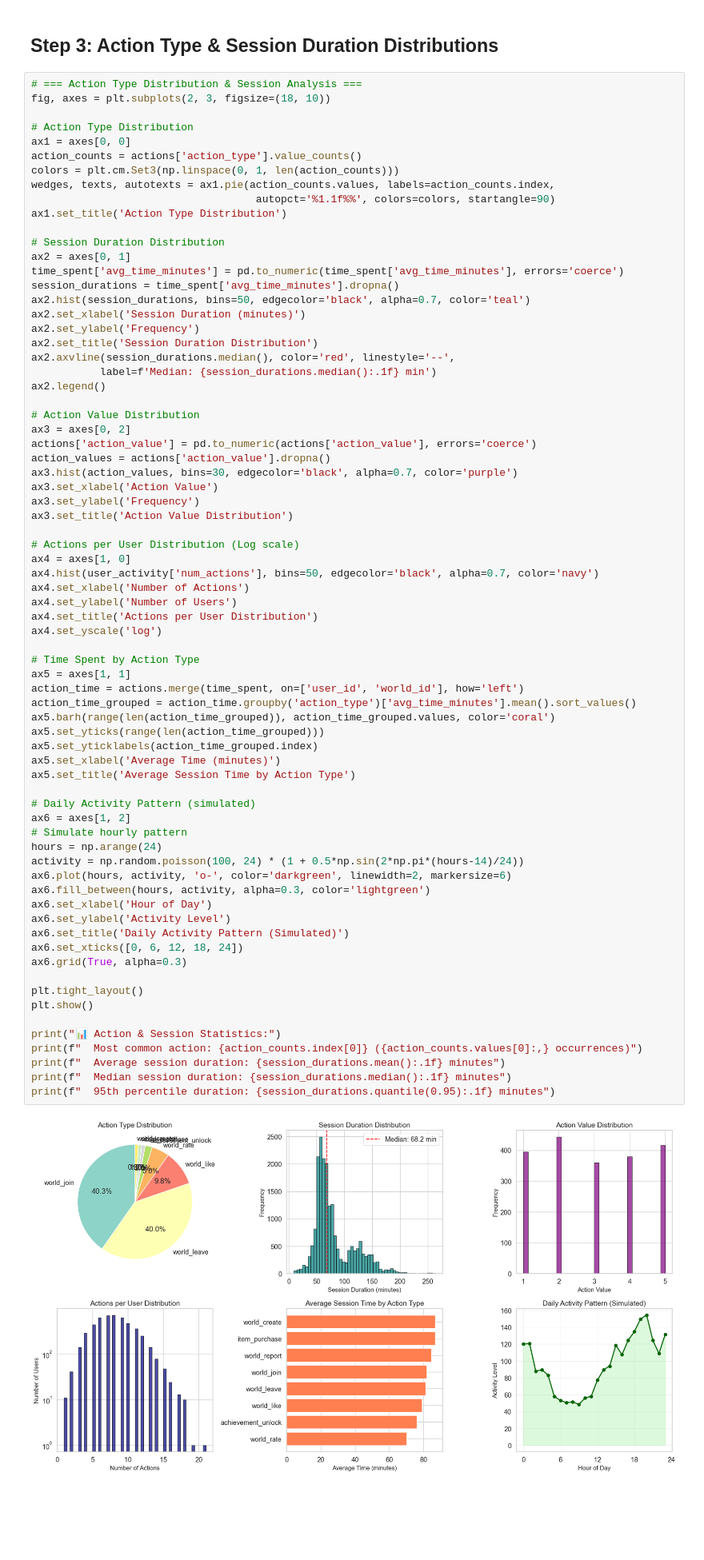
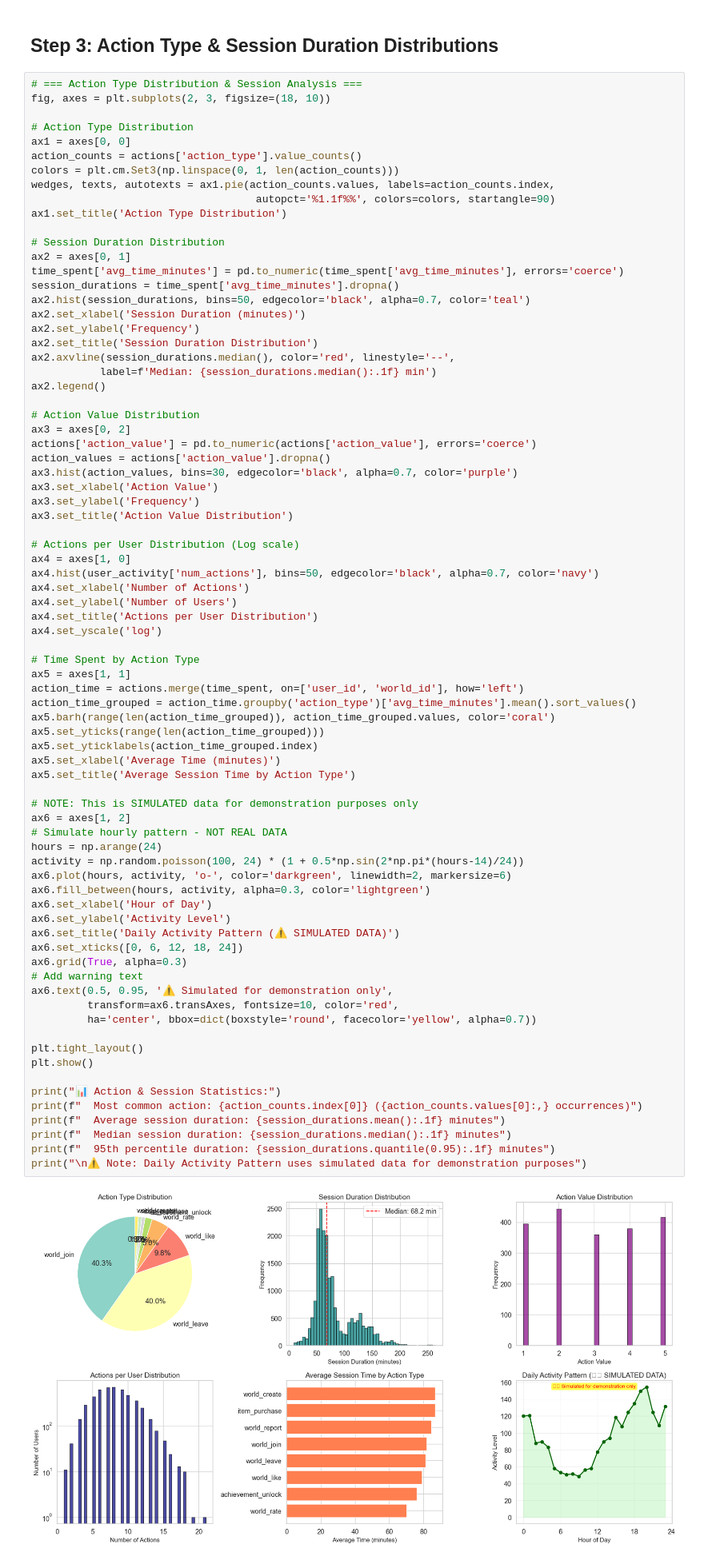
Before and after one commit to doanhaivu/vrworld-recommend, a Jupyter notebook: recommendation_system_enhanced_executed.ipynb, the cells around one changed output. Shown at 80% size. Saved outputs shown, nothing was run; the diff lists cells and outputs as text; blank space fills up the shorter version.

```diff
--- a/recommendation_system_enhanced_executed.ipynb
+++ b/recommendation_system_enhanced_executed.ipynb
@@ -224,37 +320,42 @@ ax4.set_yscale('log')
 
 # Time Spent by Action Type
 ax5 = axes[1, 1]
 action_time = actions.merge(time_spent, on=['user_id', 'world_id'], how='left')
 action_time_grouped = action_time.groupby('action_type')['avg_time_minutes'].mean().sort_values()
 ax5.barh(range(len(action_time_grouped)), action_time_grouped.values, color='coral')
 ax5.set_yticks(range(len(action_time_grouped)))
 ax5.set_yticklabels(action_time_grouped.index)
 ax5.set_xlabel('Average Time (minutes)')
 ax5.set_title('Average Session Time by Action Type')
 
-# Daily Activity Pattern (simulated)
+# NOTE: This is SIMULATED data for demonstration purposes only
 ax6 = axes[1, 2]
-# Simulate hourly pattern
+# Simulate hourly pattern - NOT REAL DATA
 hours = np.arange(24)
 activity = np.random.poisson(100, 24) * (1 + 0.5*np.sin(2*np.pi*(hours-14)/24))
 ax6.plot(hours, activity, 'o-', color='darkgreen', linewidth=2, markersize=6)
 ax6.fill_between(hours, activity, alpha=0.3, color='lightgreen')
 ax6.set_xlabel('Hour of Day')
 ax6.set_ylabel('Activity Level')
-ax6.set_title('Daily Activity Pattern (Simulated)')
+ax6.set_title('Daily Activity Pattern (⚠️ SIMULATED DATA)')
 ax6.set_xticks([0, 6, 12, 18, 24])
 ax6.grid(True, alpha=0.3)
+# Add warning text
+ax6.text(0.5, 0.95, '⚠️ Simulated for demonstration only',
+         transform=ax6.transAxes, fontsize=10, color='red',
+         ha='center', bbox=dict(boxstyle='round', facecolor='yellow', alpha=0.7))
 
 plt.tight_layout()
 plt.show()
 
 print("📊 Action & Session Statistics:")
 print(f"  Most common action: {action_counts.index[0]} ({action_counts.values[0]:,} occurrences)")
 print(f"  Average session duration: {session_durations.mean():.1f} minutes")
 print(f"  Median session duration: {session_durations.median():.1f} minutes")
 print(f"  95th percentile duration: {session_durations.quantile(0.95):.1f} minutes")
+print("\n⚠️ Note: Daily Activity Pattern uses simulated data for demonstration purposes")
 # %% [output]
-[figure, old version]
+[figure, new version]
 📊 Action & Session Statistics:
   Most common action: world_join (16,110 occurrences)
   Average session duration: 80.9 minutes
```
Also changed, not shown: parts of 14 cells of this notebook, 2 other files.
